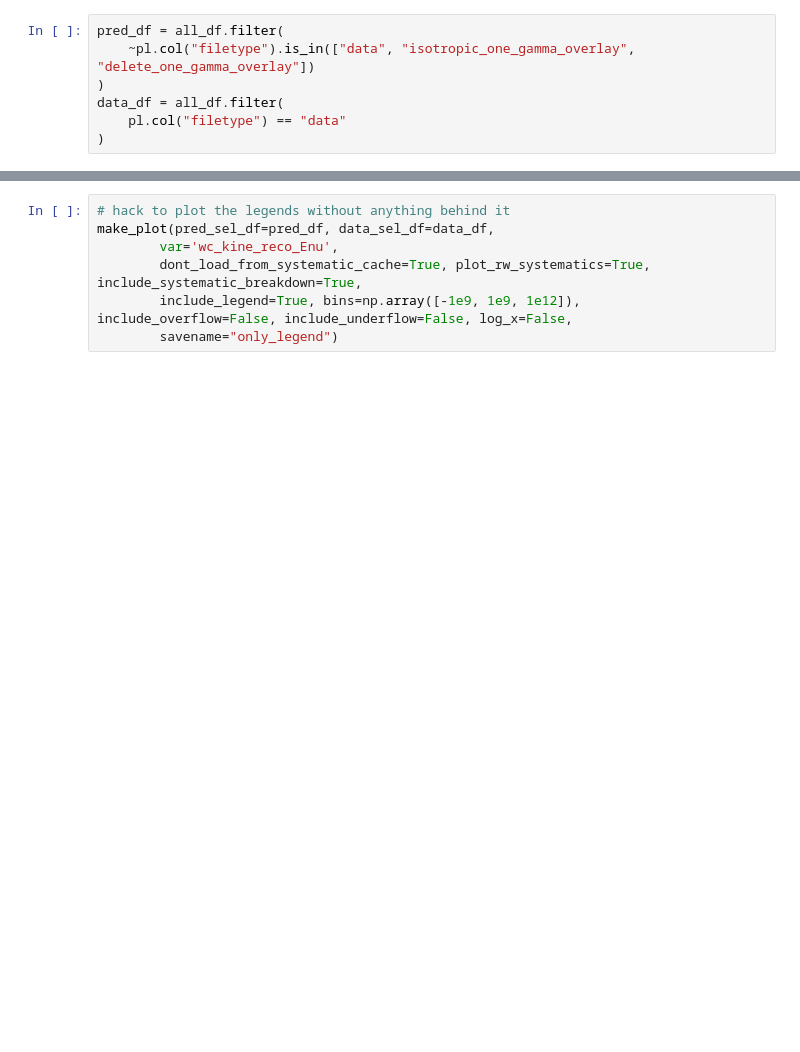
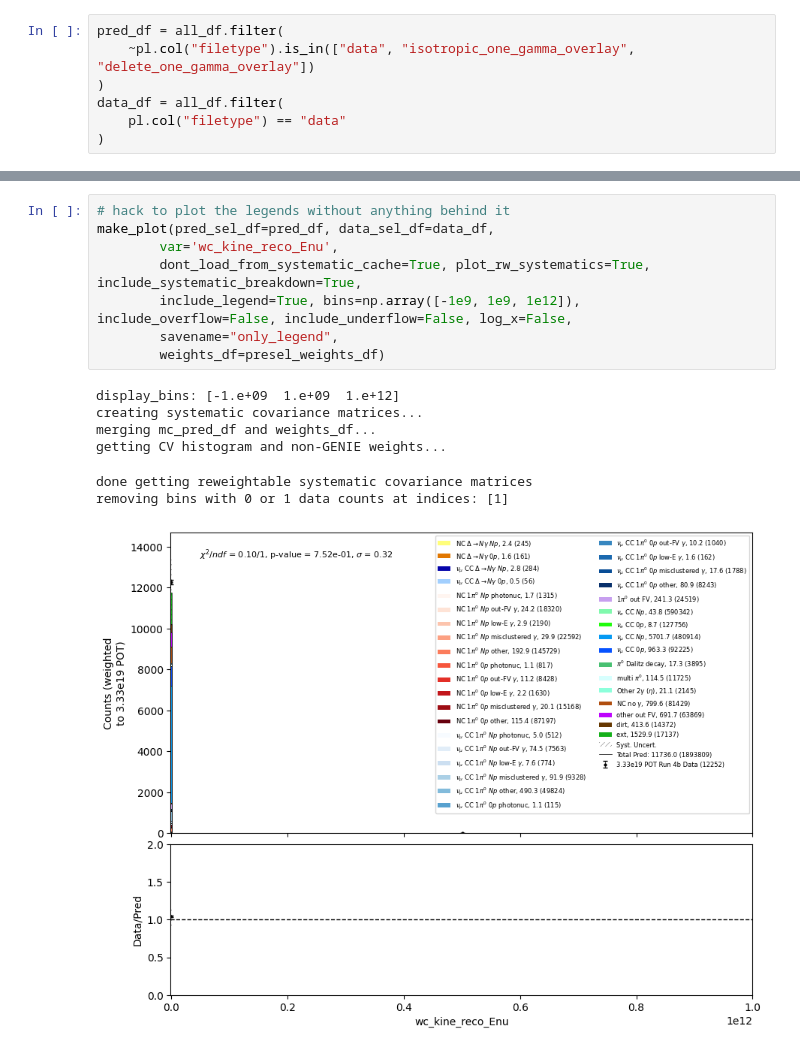
Before and after one commit to leehagaman/uboone_ngem, a Jupyter notebook: ipynb_notebooks/plot_all_bdt_vars.ipynb, the cells around one changed output, grey strips where cells are left out. Drawn from its saved outputs; the diff is of its cells as text; blank space fills up the shorter version.

```diff
--- a/ipynb_notebooks/plot_all_bdt_vars.ipynb
+++ b/ipynb_notebooks/plot_all_bdt_vars.ipynb
@@ -47,7 +75,16 @@ data_df = all_df.filter(
 # %%
 # hack to plot the legends without anything behind it
 make_plot(pred_sel_df=pred_df, data_sel_df=data_df,
         var='wc_kine_reco_Enu',
         dont_load_from_systematic_cache=True, plot_rw_systematics=True, include_systematic_breakdown=True,
         include_legend=True, bins=np.array([-1e9, 1e9, 1e12]), include_overflow=False, include_underflow=False, log_x=False,
-        savename="only_legend")
+        savename="only_legend",
+        weights_df=presel_weights_df)
+# %% [output]
+display_bins: [-1.e+09  1.e+09  1.e+12]
+creating systematic covariance matrices...
+merging mc_pred_df and weights_df...
+getting CV histogram and non-GENIE weights...
+done getting reweightable systematic covariance matrices
+removing bins with 0 or 1 data counts at indices: [1]
+[figure, added]
```
Also changed, not shown: parts of 8 cells of this notebook, 2 other files.
